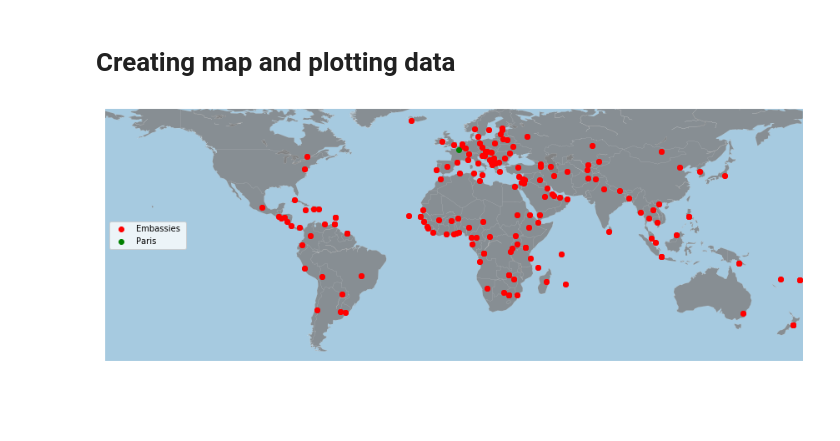
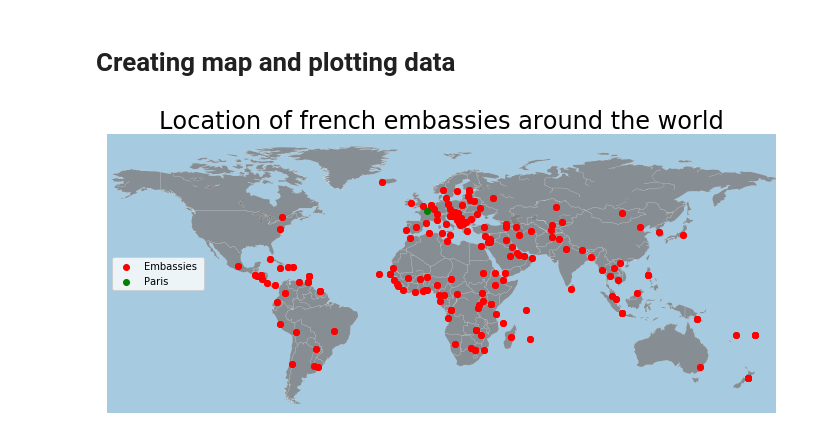
Before and after one commit to HLapendery/DataViz, a Jupyter notebook: Location_of_french_embassies_.ipynb, the cells around one changed output. Saved outputs shown, nothing was run; the diff lists cells and outputs as text; code cells hidden in the pictures; blank space fills up the shorter version.

```diff
--- a/Location_of_french_embassies_.ipynb
+++ b/Location_of_french_embassies_.ipynb
@@ -28,26 +28,27 @@ data.head()
 # %% [markdown]
 # Creating map and plotting data
 # %%
-m=Basemap(llcrnrlon=-180, llcrnrlat=-60,urcrnrlon=180,urcrnrlat=70)
-plt.figure(figsize=(15,10))
-
+m=Basemap(llcrnrlon=-170, llcrnrlat=-60,urcrnrlon=190,urcrnrlat=90, lon_0=0)
+plt.figure(figsize=(12,8))
 
 m.drawmapboundary(fill_color='#A6CAE0', linewidth=0, zorder=0)
 
 m.fillcontinents(color='grey', alpha=.8, lake_color='grey', zorder=1)
 
 m.drawcoastlines(linewidth=0.1, color="white")
 
-m.drawcountries(linewidth=0.1, color="white")
+m.drawcountries(linewidth=0.2, color="white")
 
 m.scatter(data["longitude"], data["latitude"], c='r', zorder=2)
 
 parislat, parislon = 48.866667,2.333333
 
 m.scatter(data["longitude"], data["latitude"], c='r', zorder=2,label = 'Embassies ')
 m.scatter(parislon,parislat,c = 'g', zorder=2, label = 'Paris')
 
 plt.legend(loc='center left')
+plt.title("Location of french embassies around the world",fontsize=24)
 plt.show()
+#plt.savefig("embassies_loc", format="png")
 # %% [output]
-[figure, old version]
+[figure, new version]
```
